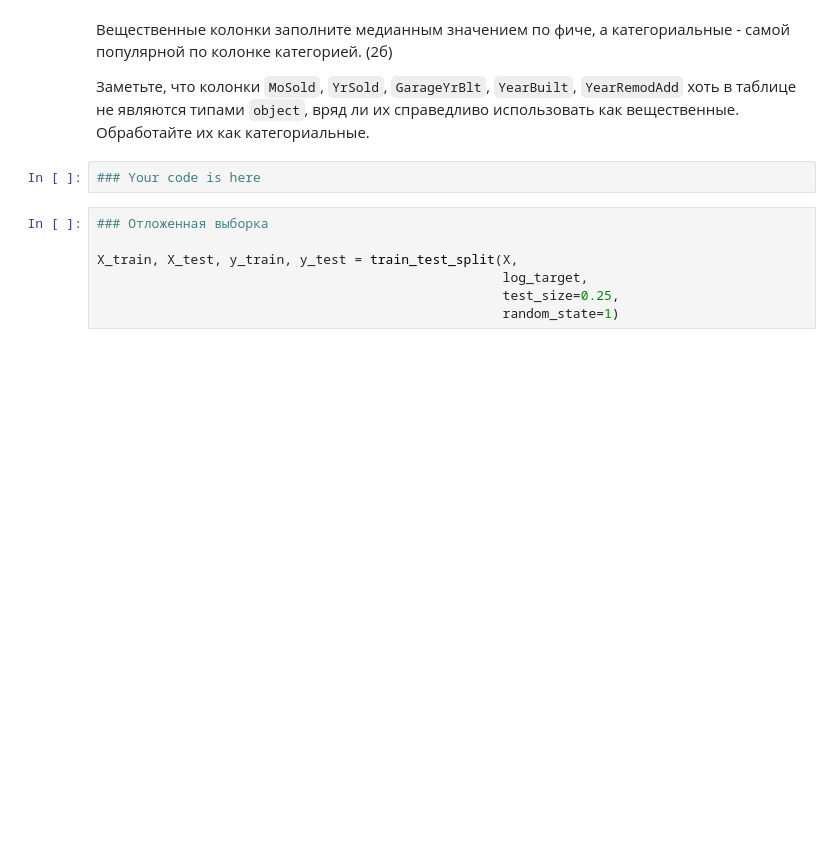
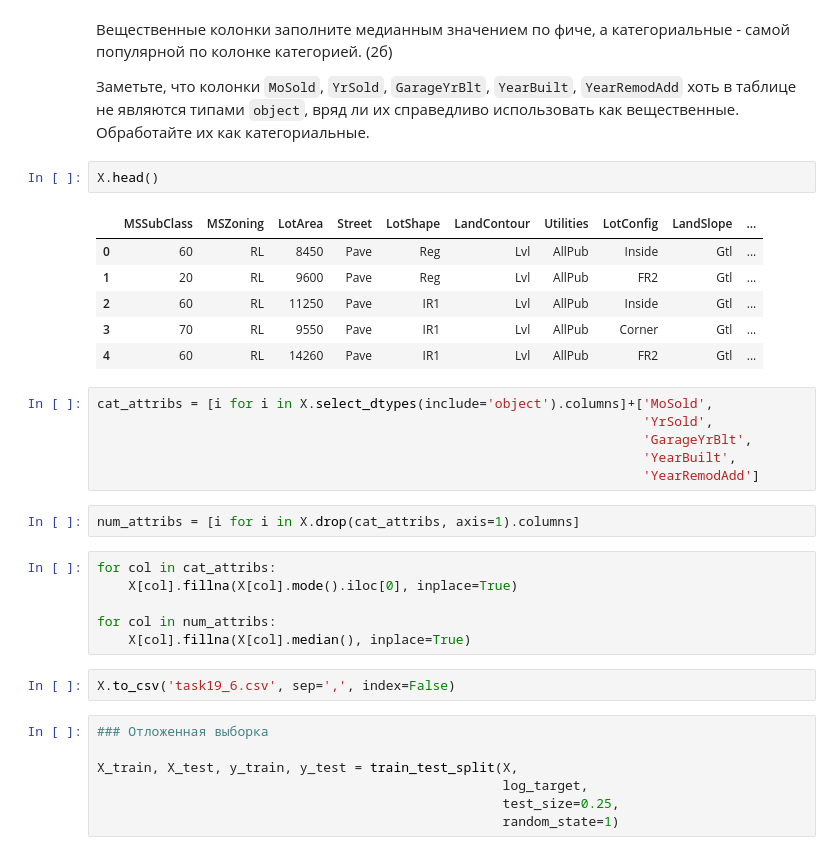
Before and after one commit to kolombo2407/ml_study, a Jupyter notebook: lesson_19/HW_19_.ipynb, the cells around one changed output. Drawn from its saved outputs; the diff is of its cells as text; blank space fills up the shorter version.

Commit message:
lesson 18 done, lesson 19 last task remained

```diff
--- a/lesson_19/HW_19_.ipynb
+++ b/lesson_19/HW_19_.ipynb
@@ -97,8 +97,31 @@ X.shape
 Вещественные колонки заполните медианным значением по фиче, а категориальные - самой популярной по колонке категорией. (2б)
 
 Заметьте, что колонки `MoSold`, `YrSold`, `GarageYrBlt`, `YearBuilt`, `YearRemodAdd` хоть в таблице не являются типами `object`, вряд ли их справедливо использовать как вещественные. Обработайте их как категориальные.
-# %%
-### Your code is here
+# %%
+X.head()
+# %% [output]
+|  | MSSubClass | MSZoning | LotArea | Street | LotShape | LandContour | Utilities | LotConfig | LandSlope | ... |
+| 0 | 60 | RL | 8450 | Pave | Reg | Lvl | AllPub | Inside | Gtl | ... |
+| 1 | 20 | RL | 9600 | Pave | Reg | Lvl | AllPub | FR2 | Gtl | ... |
+| 2 | 60 | RL | 11250 | Pave | IR1 | Lvl | AllPub | Inside | Gtl | ... |
+| 3 | 70 | RL | 9550 | Pave | IR1 | Lvl | AllPub | Corner | Gtl | ... |
+| 4 | 60 | RL | 14260 | Pave | IR1 | Lvl | AllPub | FR2 | Gtl | ... |
+# %%
+cat_attribs = [i for i in X.select_dtypes(include='object').columns]+['MoSold',
+                                                                      'YrSold',
+                                                                      'GarageYrBlt',
+                                                                      'YearBuilt',
+                                                                      'YearRemodAdd']
+# %%
+num_attribs = [i for i in X.drop(cat_attribs, axis=1).columns]
+# %%
+for col in cat_attribs:
+    X[col].fillna(X[col].mode().iloc[0], inplace=True)
+
+for col in num_attribs:
+    X[col].fillna(X[col].median(), inplace=True)
+# %%
+X.to_csv('task19_6.csv', sep=',', index=False)
 # %%
 ### Отложенная выборка
 
```
Also changed, not shown: parts of 28 cells of this notebook, 4 other files.
